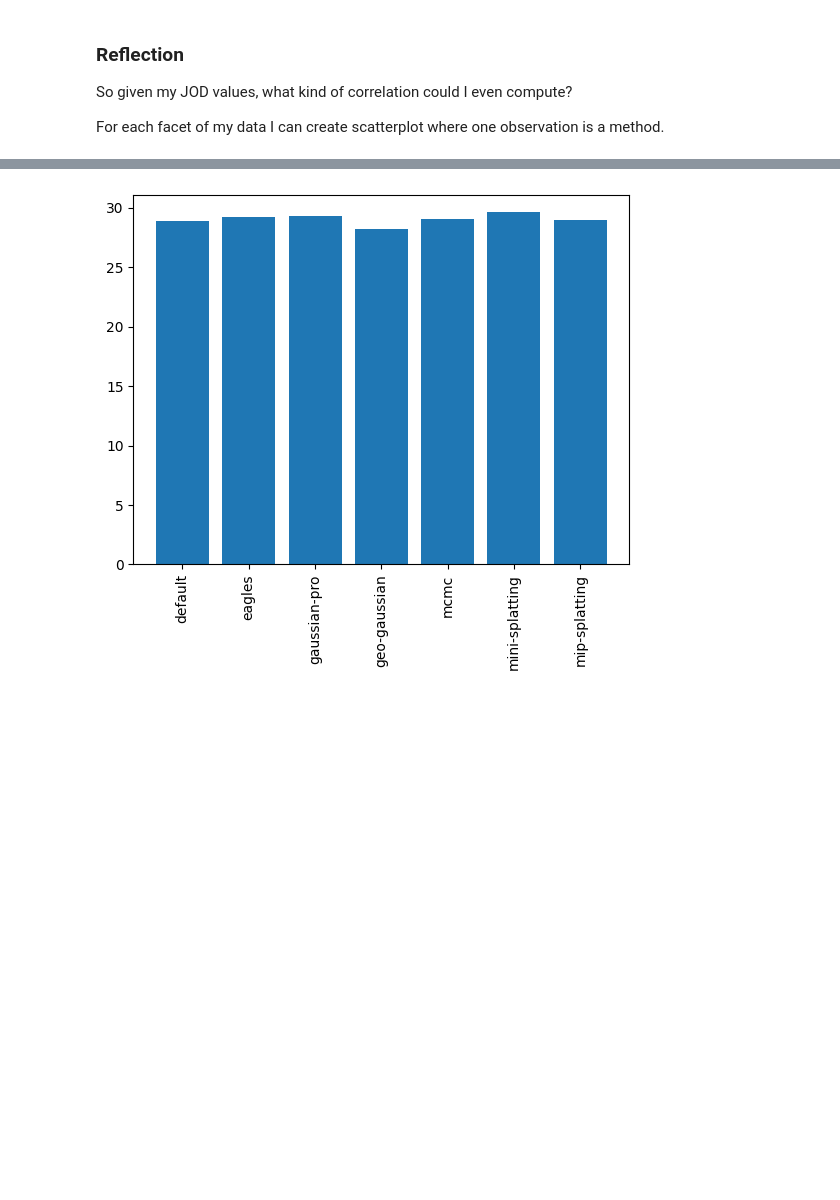
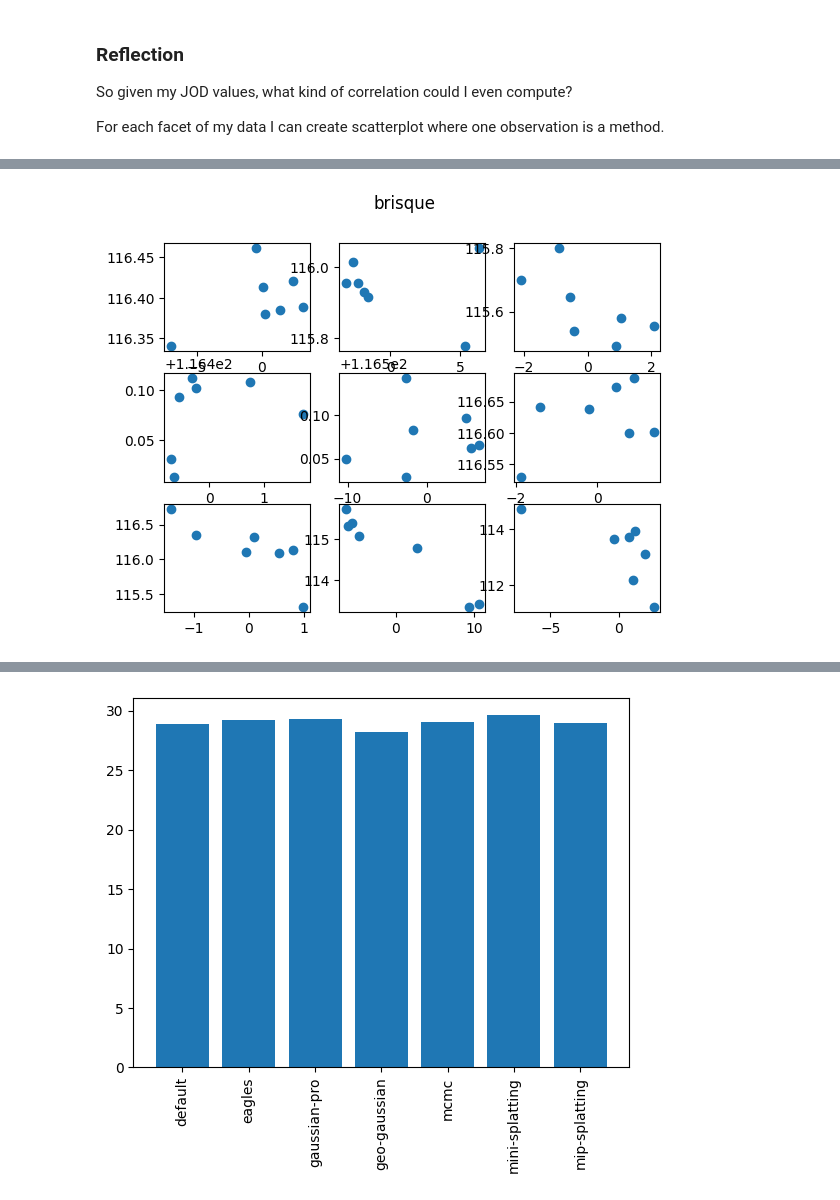
Before and after one commit to PaulErpen/final-data-analysis, a Jupyter notebook: joint-data-analysis.ipynb, the cells around one changed output, grey strips where cells are left out. Saved outputs shown, nothing was run; the diff lists cells and outputs as text; code cells hidden in the pictures; blank space fills up the shorter version.

```diff
--- a/joint-data-analysis.ipynb
+++ b/joint-data-analysis.ipynb
@@ -128,3 +180,7 @@ df_lpips = plot_quality_metric_against_jod("lpips")
+# %%
+df_brisque = plot_quality_metric_against_jod("brisque")
+# %% [output]
+[figure, added]
 # %%
 import seaborn as sns
 
```
Also changed, not shown: parts of 8 cells of this notebook, 4 other files.
